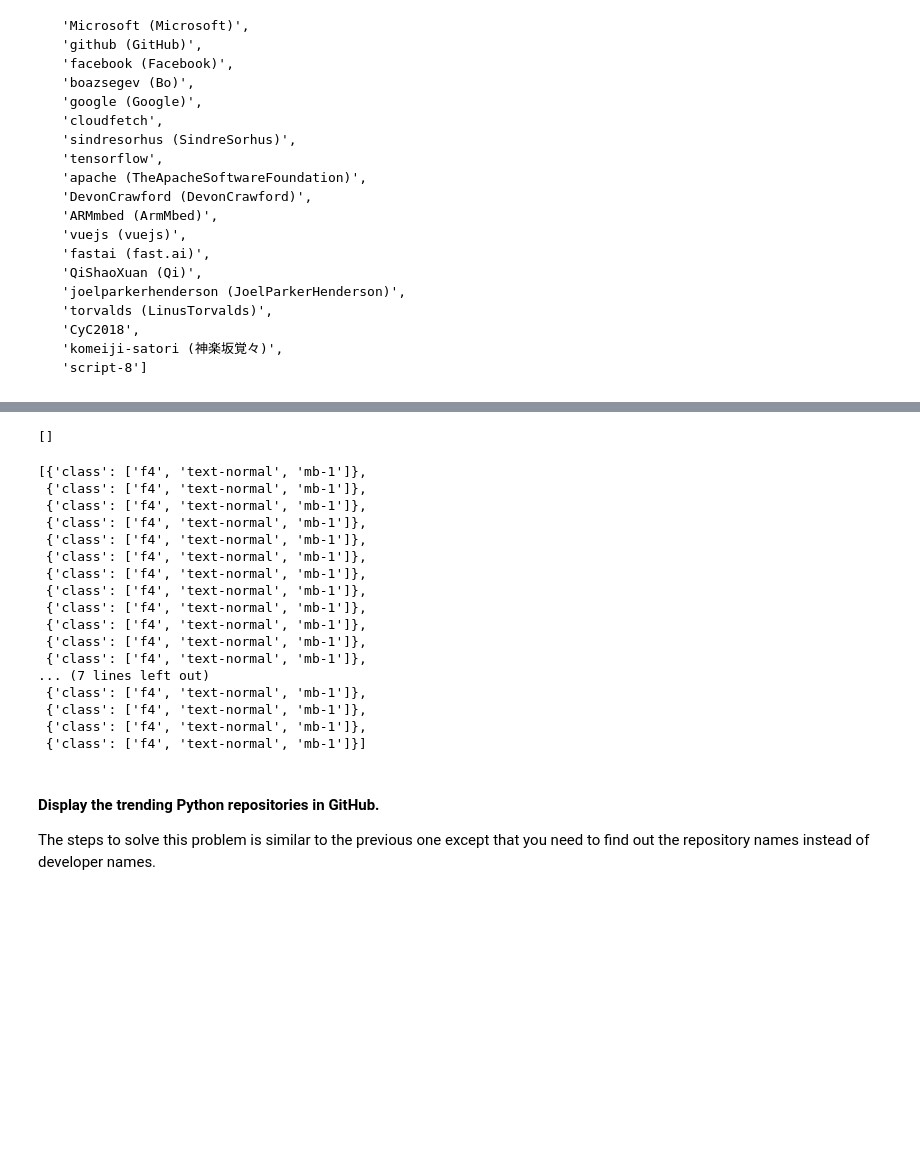
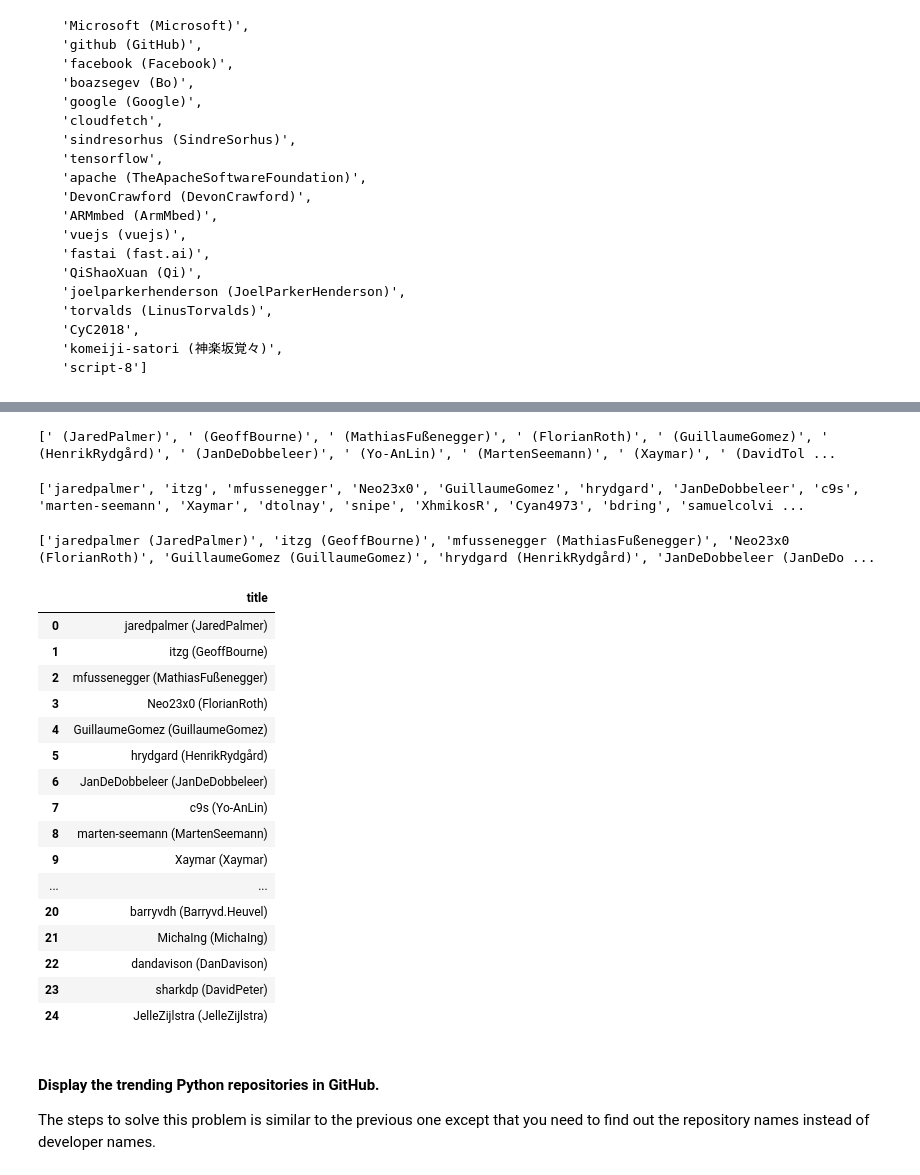
Before and after one commit to Malvagfr/dataptmad1121_labs, a Jupyter notebook: extra-work/m1/lab-web-scraping/your-code/main.ipynb, the cells around one changed output, grey strips where cells are left out. Saved outputs shown, nothing was run; the diff lists cells and outputs as text; code cells hidden in the pictures; blank space fills up the shorter version.

```diff
--- a/extra-work/m1/lab-web-scraping/your-code/main.ipynb
+++ b/extra-work/m1/lab-web-scraping/your-code/main.ipynb
@@ -107,29 +93,48 @@ element
+# %%
+full_names_clean=[]
+for i in full_names:
+    full_names_clean.append(' (' + i.replace(' ','') + ')')
+print(full_names_clean)
+# %% [output]
+[' (JaredPalmer)', ' (GeoffBourne)', ' (MathiasFußenegger)', ' (FlorianRoth)', ' (GuillaumeGomez)', ' (HenrikRydgård)', ' (JanDeDobbeleer)', ' (Yo-AnLin)', ' (MartenSeemann)', ' (Xaymar)', ' (DavidTol ...
 # %%
-pattern = 'href="(.*)Palmer'
-re.findall(pattern, element)
+pattern = 'href="/(.*)'
+user_names=re.findall(pattern, element)
-# %% [output]
-[]
-# %%
-links = [tag.attrs for tag in element]
-links
-# %% [output]
-[{'class': ['f4', 'text-normal', 'mb-1']},
- {'class': ['f4', 'text-normal', 'mb-1']},
- {'class': ['f4', 'text-normal', 'mb-1']},
- {'class': ['f4', 'text-normal', 'mb-1']},
- {'class': ['f4', 'text-normal', 'mb-1']},
- {'class': ['f4', 'text-normal', 'mb-1']},
- {'class': ['f4', 'text-normal', 'mb-1']},
- {'class': ['f4', 'text-normal', 'mb-1']},
- {'class': ['f4', 'text-normal', 'mb-1']},
- {'class': ['f4', 'text-normal', 'mb-1']},
- {'class': ['f4', 'text-normal', 'mb-1']},
- {'class': ['f4', 'text-normal', 'mb-1']},
-... (7 lines left out)
- {'class': ['f4', 'text-normal', 'mb-1']},
- {'class': ['f4', 'text-normal', 'mb-1']},
- {'class': ['f4', 'text-normal', 'mb-1']},
- {'class': ['f4', 'text-normal', 'mb-1']}]
+# %%
+user_names_clean=[]
+for i in user_names:
+    user_names_clean.append(i.replace('">',''))
+print(user_names_clean)
+# %% [output]
+['jaredpalmer', 'itzg', 'mfussenegger', 'Neo23x0', 'GuillaumeGomez', 'hrydgard', 'JanDeDobbeleer', 'c9s', 'marten-seemann', 'Xaymar', 'dtolnay', 'snipe', 'XhmikosR', 'Cyan4973', 'bdring', 'samuelcolvi ...
+# %%
+names=[]
+for (item1, item2) in zip(user_names_clean,full_names_clean):
+    names.append(item1+item2)
+print(names)
+# %% [output]
+['jaredpalmer (JaredPalmer)', 'itzg (GeoffBourne)', 'mfussenegger (MathiasFußenegger)', 'Neo23x0 (FlorianRoth)', 'GuillaumeGomez (GuillaumeGomez)', 'hrydgard (HenrikRydgård)', 'JanDeDobbeleer (JanDeDo ...
+# %%
+df = pd.DataFrame(names, columns=['title'])
+df
+# %% [output]
+|  | title |
+| 0 | jaredpalmer (JaredPalmer) |
+| 1 | itzg (GeoffBourne) |
+| 2 | mfussenegger (MathiasFußenegger) |
+| 3 | Neo23x0 (FlorianRoth) |
+| 4 | GuillaumeGomez (GuillaumeGomez) |
+| 5 | hrydgard (HenrikRydgård) |
+| 6 | JanDeDobbeleer (JanDeDobbeleer) |
+| 7 | c9s (Yo-AnLin) |
+| 8 | marten-seemann (MartenSeemann) |
+| 9 | Xaymar (Xaymar) |
+| ... | ... |
+| 20 | barryvdh (Barryvd.Heuvel) |
+| 21 | MichaIng (MichaIng) |
+| 22 | dandavison (DanDavison) |
+| 23 | sharkdp (DavidPeter) |
+| 24 | JelleZijlstra (JelleZijlstra) |
 # %% [markdown]
 #### Display the trending Python repositories in GitHub.
 
```
Also changed, not shown: parts of 39 cells of this notebook.
